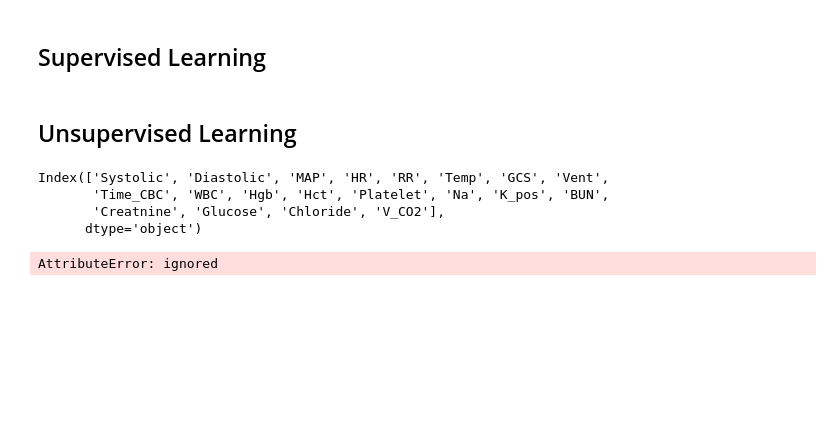
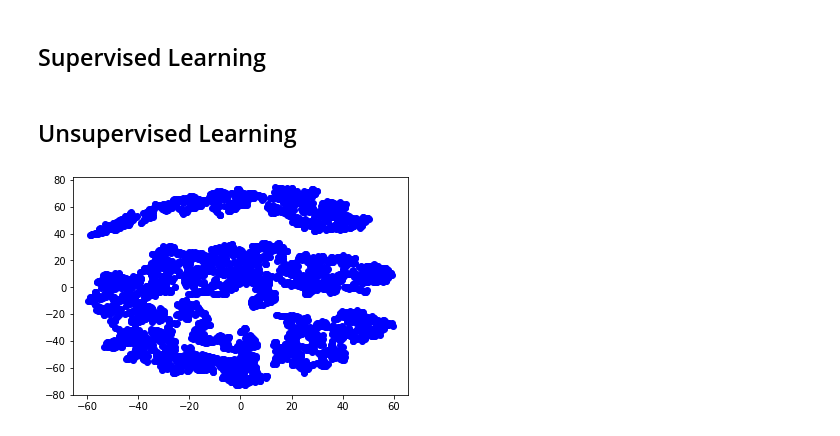
Before and after one commit to oliverZZ/193B_Glucose_Monitor, a Jupyter notebook: Infection_Detection.ipynb, the cells around one changed output. Saved outputs shown, nothing was run; the diff lists cells and outputs as text; code cells hidden in the pictures; blank space fills up the shorter version.

```diff
--- a/Infection_Detection.ipynb
+++ b/Infection_Detection.ipynb
@@ -9,7 +9,7 @@ pd.options.display.max_rows = 20
 import matplotlib.pyplot as plt
 import numpy as np
 
-bg = pd.read_excel('/content/drive/My Drive/EEC 193/EEC 193B/Burn_Glucose.xlsx', skiprows = 0)
+bg = pd.read_excel('/content/drive/Shared drives/EEC193B Glucose Monitoring/Data/Burn_Glucose.xlsx', skiprows = 0)
 # %%
 bg
 # %% [output]
@@ -140,10 +140,3 @@ bg
 # print(classification_report(y_test, predictions))
 # %% [markdown]
 ## Unsupervised Learning ##
-# %%
-bg.columns
-# %% [output]
-Index(['Systolic', 'Diastolic', 'MAP', 'HR', 'RR', 'Temp', 'GCS', 'Vent',
-       'Time_CBC', 'WBC', 'Hgb', 'Hct', 'Platelet', 'Na', 'K_pos', 'BUN',
-       'Creatnine', 'Glucose', 'Chloride', 'V_CO2'],
-      dtype='object')
@@ -150,14 +145,16 @@ Index(['Systolic', 'Diastolic', 'MAP', 'HR', 'RR', 'Temp', 'GCS', 'Vent',
 # %%
 from sklearn.manifold import TSNE
 
 model = TSNE(learning_rate=100)
-transformed = model.fit_transform(bg)
-
+transformed = model.fit_transform(bg[['RR', 'WBC', 'Glucose', 'Platelet']].values)
 
 x_axis = transformed[:, 0]
 y_axis = transformed[:, 1]
 
-plt.scatter(x_axis, y_axis, c=bg.target)
+target_ids = [0, 1]
+colors = ["red", "blue"]
+
+plt.scatter(x_axis, y_axis, c = ["blue"])
 plt.show()
 # %% [output]
-AttributeError: ignored
+[figure, added]
```
Also changed, not shown: parts of 1 cell of this notebook.
